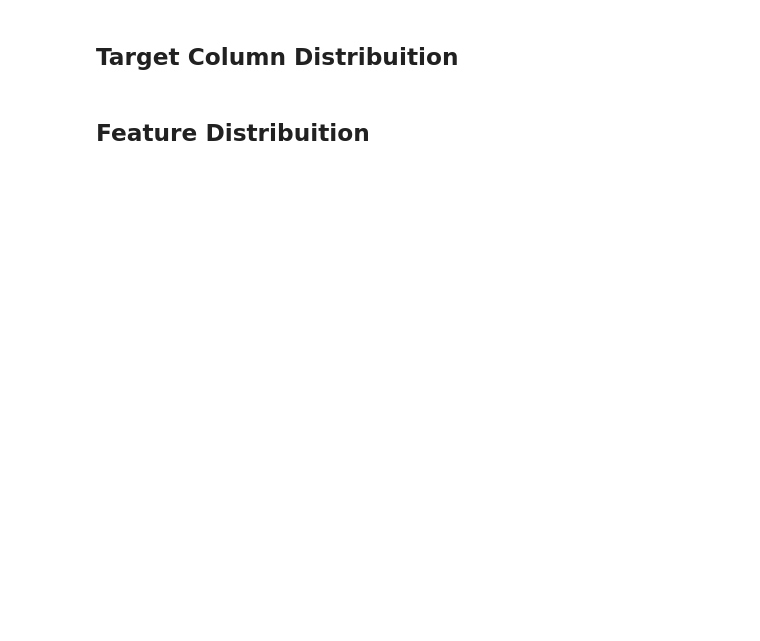
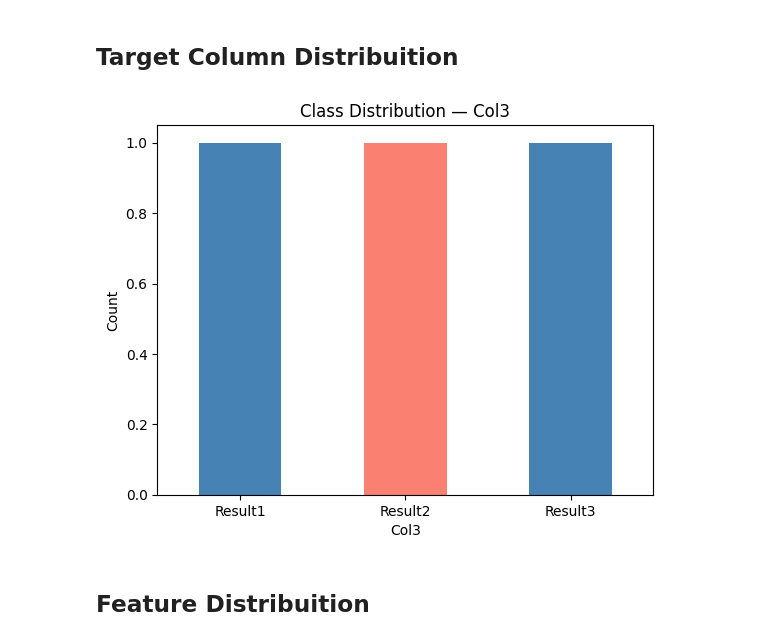
Before and after one commit to ArielCNunes/ML_Labs, a Jupyter notebook: notes.ipynb, the cells around one changed output. Saved outputs shown, nothing was run; the diff lists cells and outputs as text; code cells hidden in the pictures; blank space fills up the shorter version.

```diff
--- a/notes.ipynb
+++ b/notes.ipynb
@@ -26,11 +68,13 @@ print('NaN per column:\n', df.isnull().sum())
 # %% [markdown]
 ## Target Column Distribuition
 # %%
-df[target_column].value_counts().plot(kind='bar', color=['steelblue', 'salmon'])
+df["Col3"].value_counts().plot(kind='bar', color=['steelblue', 'salmon'])
 plt.xticks(rotation=0)
 plt.ylabel('Count')
-plt.title(f'Class Distribution — {target_column}')
+plt.title(f'Class Distribution — {df["Col3"].name}')
 plt.show()
+# %% [output]
+[figure, added]
 # %% [markdown]
 ## Feature Distribuition
 # %%
```
Also changed, not shown: parts of 5 cells of this notebook.
